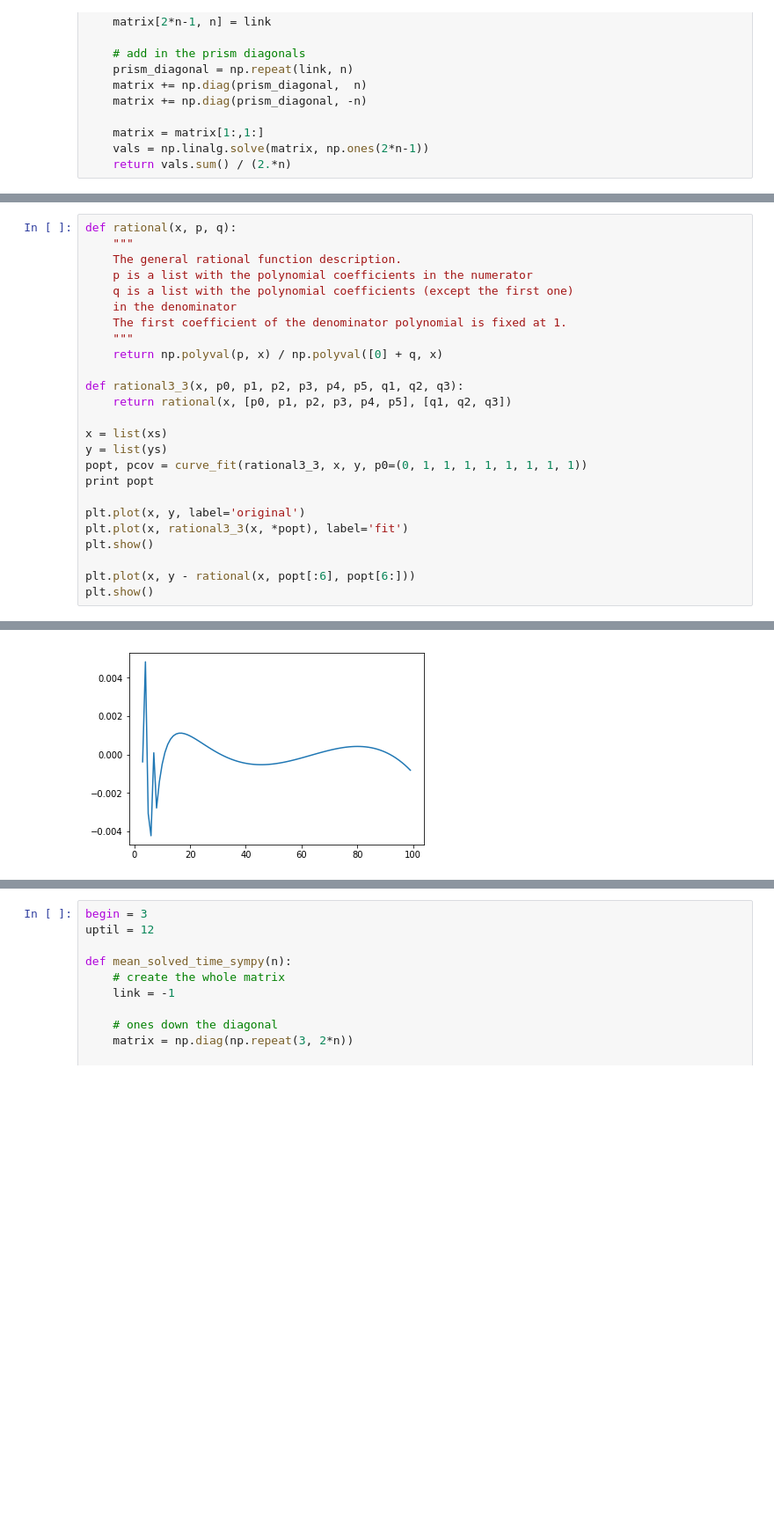
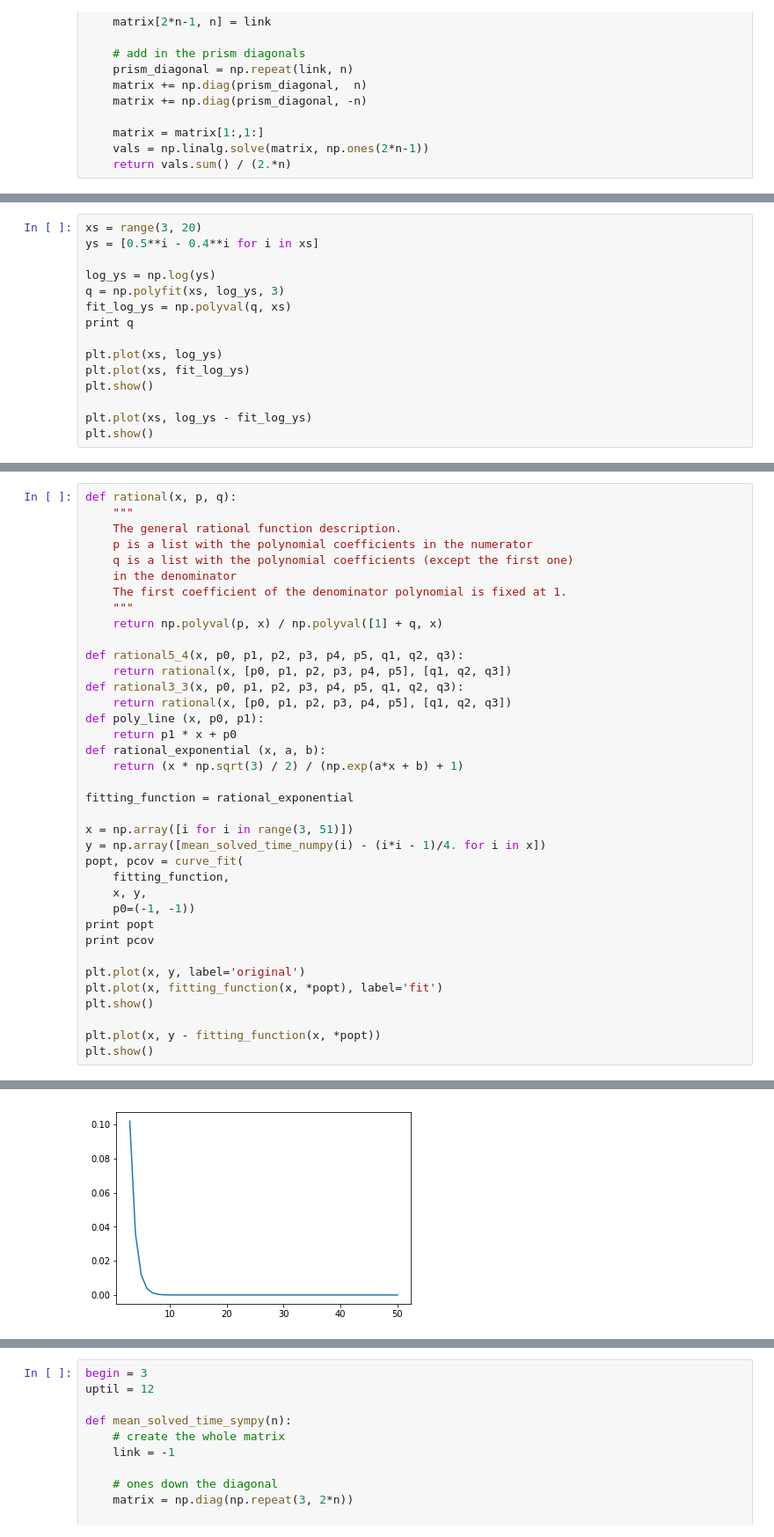
Before and after one commit to markromanmiller/monkey-cube, a Jupyter notebook: prism_graphs.ipynb, the cells around one changed output, grey strips where cells are left out. Shown at 88% size. Drawn from its saved outputs; the diff is of its cells as text; blank space fills up the shorter version.

Commit message:
updating everything. i solved prism graph for odd n

```diff
--- a/prism_graphs.ipynb
+++ b/prism_graphs.ipynb
@@ -56,0 +79,15 @@ plt.show()
+# %%
+xs = range(3, 20)
+ys = [0.5**i - 0.4**i for i in xs]
+
+log_ys = np.log(ys)
+q = np.polyfit(xs, log_ys, 3)
+fit_log_ys = np.polyval(q, xs)
+print q
+
+plt.plot(xs, log_ys)
+plt.plot(xs, fit_log_ys)
+plt.show()
+
+plt.plot(xs, log_ys - fit_log_ys)
+plt.show()
@@ -63,20 +104,32 @@ def rational(x, p, q):
     in the denominator
     The first coefficient of the denominator polynomial is fixed at 1.
     """
-    return np.polyval(p, x) / np.polyval([0] + q, x)
+    return np.polyval(p, x) / np.polyval([1] + q, x)
 
+def rational5_4(x, p0, p1, p2, p3, p4, p5, q1, q2, q3):
+    return rational(x, [p0, p1, p2, p3, p4, p5], [q1, q2, q3])
 def rational3_3(x, p0, p1, p2, p3, p4, p5, q1, q2, q3):
     return rational(x, [p0, p1, p2, p3, p4, p5], [q1, q2, q3])
+def poly_line (x, p0, p1):
+    return p1 * x + p0
+def rational_exponential (x, a, b):
+    return (x * np.sqrt(3) / 2) / (np.exp(a*x + b) + 1)
 
-x = list(xs)
-y = list(ys)
-popt, pcov = curve_fit(rational3_3, x, y, p0=(0, 1, 1, 1, 1, 1, 1, 1, 1))
+fitting_function = rational_exponential
+
+x = np.array([i for i in range(3, 51)])
+y = np.array([mean_solved_time_numpy(i) - (i*i - 1)/4. for i in x])
+popt, pcov = curve_fit(
+    fitting_function,
+    x, y,
+    p0=(-1, -1))
 print popt
+print pcov
 
 plt.plot(x, y, label='original')
-plt.plot(x, rational3_3(x, *popt), label='fit')
+plt.plot(x, fitting_function(x, *popt), label='fit')
 plt.show()
 
-plt.plot(x, y - rational(x, popt[:6], popt[6:]))
+plt.plot(x, y - fitting_function(x, *popt))
 plt.show()
 # %% [output]
@@ -87 +140 @@ plt.show()
-[figure, old version]
+[figure, new version]
```
Also changed, not shown: parts of 8 cells of this notebook, 14 other files.
